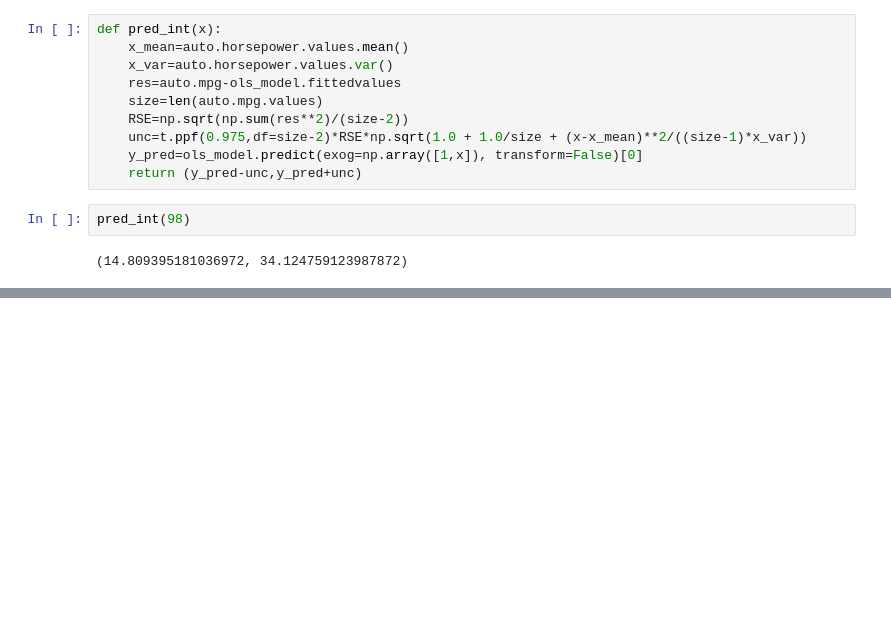
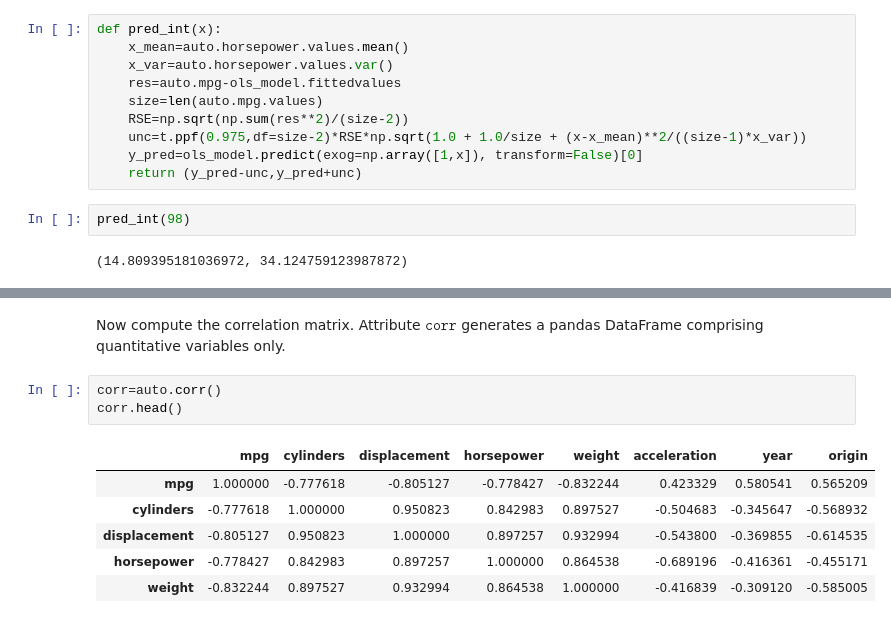
Before and after one commit to AtanasiuDemian/Introduction-to-Statistical-Learning---Python, a Jupyter notebook: Auto.ipynb, the cells around one changed output, grey strips where cells are left out. Cells and saved outputs as stored; diff of their text form; blank space fills up the shorter version.

```diff
--- a/Auto.ipynb
+++ b/Auto.ipynb
@@ -203,0 +228,12 @@ pred_int(98)
+# %% [markdown]
+Now compute the correlation matrix. Attribute $\texttt{corr}$ generates a pandas DataFrame comprising quantitative variables only.
+# %%
+corr=auto.corr()
+corr.head()
+# %% [output]
+|  | mpg | cylinders | displacement | horsepower | weight | acceleration | year | origin |
+| mpg | 1.000000 | -0.777618 | -0.805127 | -0.778427 | -0.832244 | 0.423329 | 0.580541 | 0.565209 |
+| cylinders | -0.777618 | 1.000000 | 0.950823 | 0.842983 | 0.897527 | -0.504683 | -0.345647 | -0.568932 |
+| displacement | -0.805127 | 0.950823 | 1.000000 | 0.897257 | 0.932994 | -0.543800 | -0.369855 | -0.614535 |
+| horsepower | -0.778427 | 0.842983 | 0.897257 | 1.000000 | 0.864538 | -0.689196 | -0.416361 | -0.455171 |
+| weight | -0.832244 | 0.897527 | 0.932994 | 0.864538 | 1.000000 | -0.416839 | -0.309120 | -0.585005 |
```
Also changed, not shown: parts of 7 cells of this notebook.
